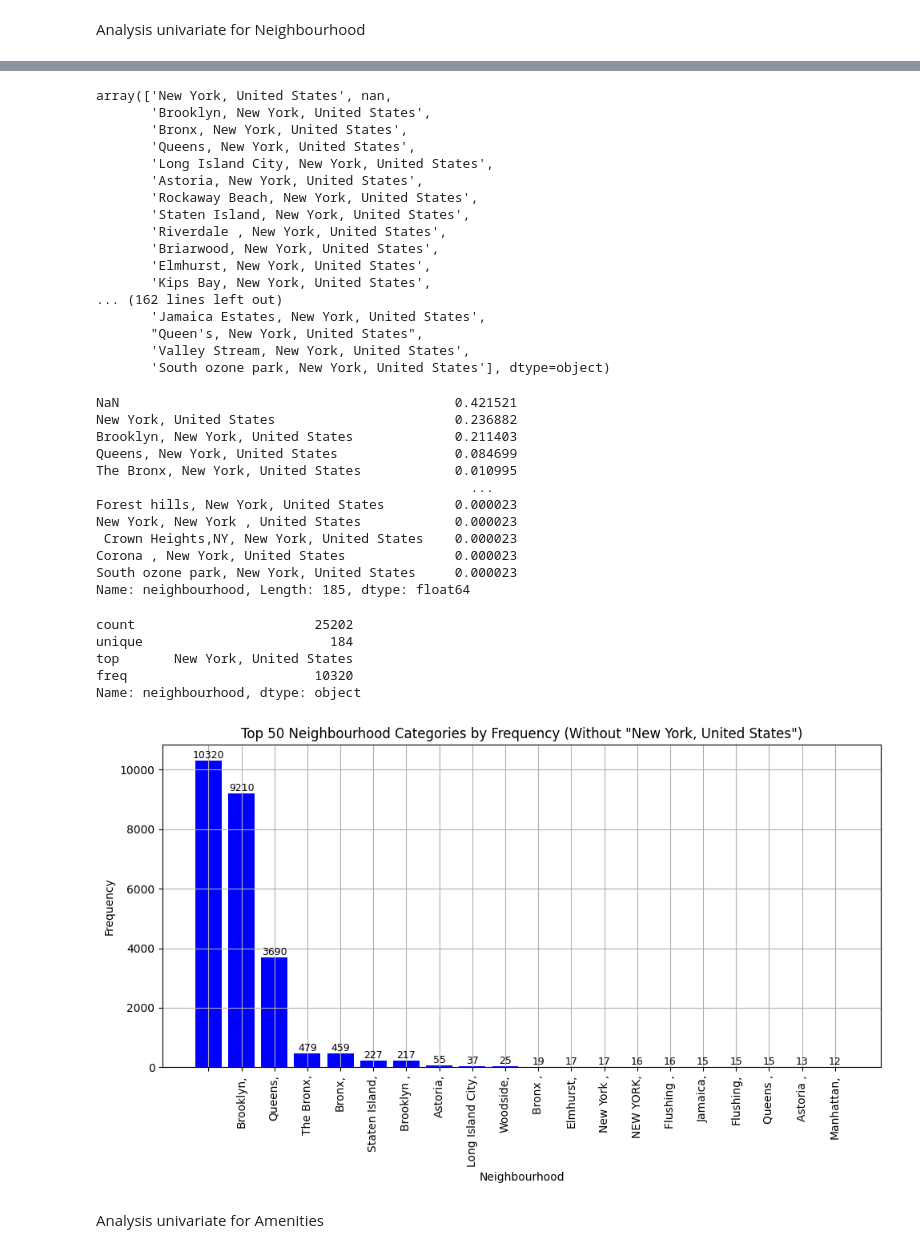
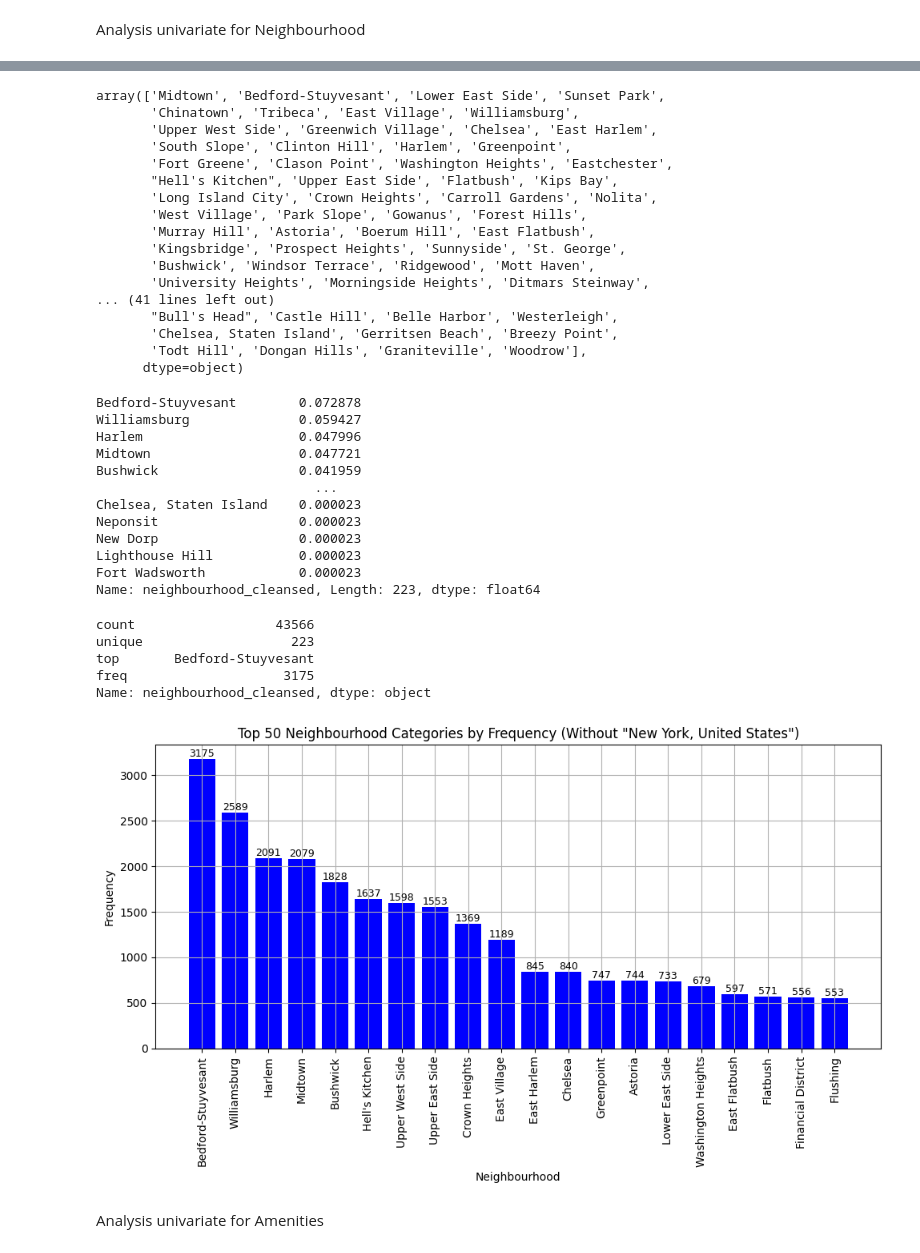
Before and after one commit to ingoscargiraldor/CDA, a Jupyter notebook: airbnb/eda.ipynb, the cells around one changed output, grey strips where cells are left out. Cells and saved outputs as stored; diff of their text form; code cells hidden in the pictures.

```diff
--- a/airbnb/eda.ipynb
+++ b/airbnb/eda.ipynb
@@ -233,80 +222,80 @@ Name: neighbourhood, Length: 184, dtype: int64
 # %%
 # Showing the number of unique values of listing Neighbourhood
 # This can be helpful to diagnose duplicity
-listings_df["neighbourhood"].unique()
+listings_df["neighbourhood_cleansed"].unique()
 # %% [output]
-array(['New York, United States', nan,
-       'Brooklyn, New York, United States',
-       'Bronx, New York, United States',
-       'Queens, New York, United States',
-       'Long Island City, New York, United States',
-       'Astoria, New York, United States',
-       'Rockaway Beach, New York, United States',
-       'Staten Island, New York, United States',
-       'Riverdale , New York, United States',
-       'Briarwood, New York, United States',
-       'Elmhurst, New York, United States',
-       'Kips Bay, New York, United States',
-... (162 lines left out)
-       'Jamaica Estates, New York, United States',
-       "Queen's, New York, United States",
-       'Valley Stream, New York, United States',
-       'South ozone park, New York, United States'], dtype=object)
+array(['Midtown', 'Bedford-Stuyvesant', 'Lower East Side', 'Sunset Park',
+       'Chinatown', 'Tribeca', 'East Village', 'Williamsburg',
+       'Upper West Side', 'Greenwich Village', 'Chelsea', 'East Harlem',
+       'South Slope', 'Clinton Hill', 'Harlem', 'Greenpoint',
+       'Fort Greene', 'Clason Point', 'Washington Heights', 'Eastchester',
+       "Hell's Kitchen", 'Upper East Side', 'Flatbush', 'Kips Bay',
+       'Long Island City', 'Crown Heights', 'Carroll Gardens', 'Nolita',
+       'West Village', 'Park Slope', 'Gowanus', 'Forest Hills',
+       'Murray Hill', 'Astoria', 'Boerum Hill', 'East Flatbush',
+       'Kingsbridge', 'Prospect Heights', 'Sunnyside', 'St. George',
+       'Bushwick', 'Windsor Terrace', 'Ridgewood', 'Mott Haven',
+       'University Heights', 'Morningside Heights', 'Ditmars Steinway',
+... (41 lines left out)
+       "Bull's Head", 'Castle Hill', 'Belle Harbor', 'Westerleigh',
+       'Chelsea, Staten Island', 'Gerritsen Beach', 'Breezy Point',
+       'Todt Hill', 'Dongan Hills', 'Graniteville', 'Woodrow'],
+      dtype=object)
 # %%
 # Calculating the relative frecuency of room types
-listings_df["neighbourhood"].value_counts(dropna=False, normalize=True) # You can set normalize to False for calculating the absolute frecuency
+listings_df["neighbourhood_cleansed"].value_counts(dropna=False, normalize=True) # You can set normalize to False for calculating the absolute frecuency
 # %% [output]
-NaN                                           0.421521
-New York, United States                       0.236882
-Brooklyn, New York, United States             0.211403
-Queens, New York, United States               0.084699
-The Bronx, New York, United States            0.010995
-                                                ...
-Forest hills, New York, United States         0.000023
-New York, New York , United States            0.000023
- Crown Heights,NY, New York, United States    0.000023
-Corona , New York, United States              0.000023
-South ozone park, New York, United States     0.000023
-Name: neighbourhood, Length: 185, dtype: float64
+Bedford-Stuyvesant        0.072878
+Williamsburg              0.059427
+Harlem                    0.047996
+Midtown                   0.047721
+Bushwick                  0.041959
+                            ...
+Chelsea, Staten Island    0.000023
+Neponsit                  0.000023
+New Dorp                  0.000023
+Lighthouse Hill           0.000023
+Fort Wadsworth            0.000023
+Name: neighbourhood_cleansed, Length: 223, dtype: float64
 # %%
 # Provides important statistical values to keep in mind
-listings_df["neighbourhood"].describe()
+listings_df["neighbourhood_cleansed"].describe()
 # %% [output]
-count                       25202
-unique                        184
-top       New York, United States
-freq                        10320
-Name: neighbourhood, dtype: object
+count                  43566
+unique                   223
+top       Bedford-Stuyvesant
+freq                    3175
+Name: neighbourhood_cleansed, dtype: object
 # %%
 # Reemplazar "New York, United States" con una cadena vacía en la columna "neighbourhood"
-listings_df["neighbourhood"] = listings_df["neighbourhood"].str.replace("New York, United States", "").str.strip()
+listings_df["neighbourhood_cleansed"] = listings_df["neighbourhood_cleansed"].str.replace("New York, United States", "").str.strip()
 
 # Calcular la frecuencia de las categorías modificadas
-neighbourhood_frequencies = listings_df["neighbourhood"].value_counts()
+neighbourhood_frequencies = listings_df["neighbourhood_cleansed"].value_counts()
 
 # Tomar los primeros 50 valores de frecuencia
 neighbourhood_top50 = neighbourhood_frequencies.head(20)
 
 # Crear el gráfico de barras
 plt.figure(figsize=(10, 6))
 bars = plt.bar(neighbourhood_top50.index, neighbourhood_top50.values, color='blue')
 plt.bar(neighbourhood_top50.index, neighbourhood_top50.values, color='blue')
 plt.xlabel('Neighbourhood')
 plt.ylabel('Frequency')
 plt.title('Top 50 Neighbourhood Categories by Frequency (Without "New York, United States")')
 plt.xticks(rotation=90)
 plt.grid(True)
 
 # Agregar los valores a las barras
 for bar in bars:
     yval = bar.get_height()
     plt.text(bar.get_x() + bar.get_width()/2, yval, round(yval, 2), va='bottom', ha='center', fontsize=9)
 
 
 plt.tight_layout()
 plt.show()
 # %% [output]
-[figure, old version]
+[figure, new version]
 # %% [markdown]
 Analysis univariate for Amenities
 # %%
```
Also changed, not shown: parts of 27 cells of this notebook.
